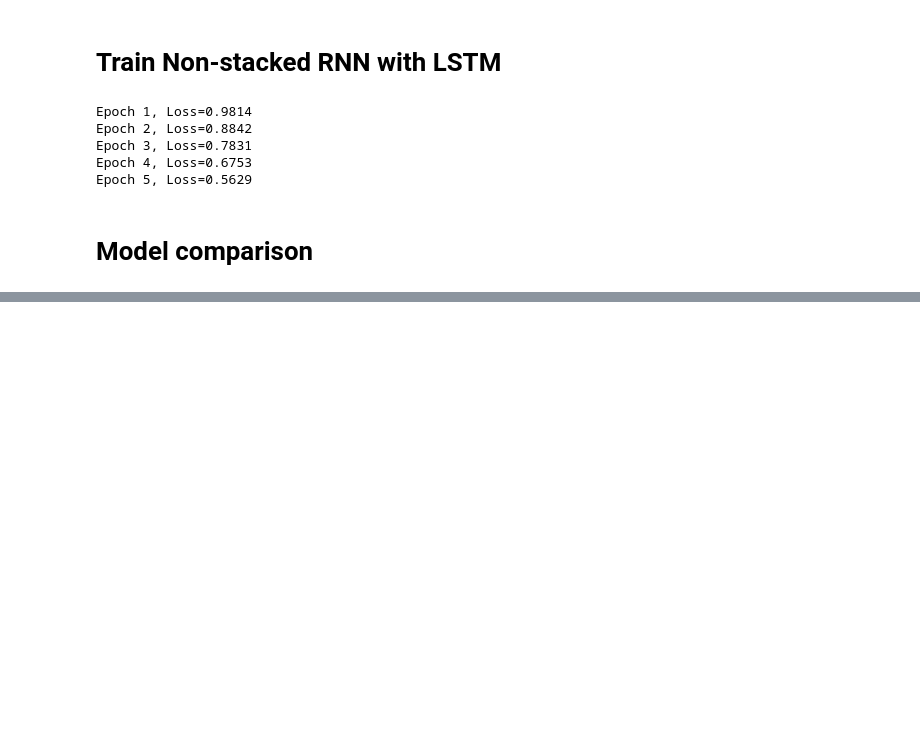
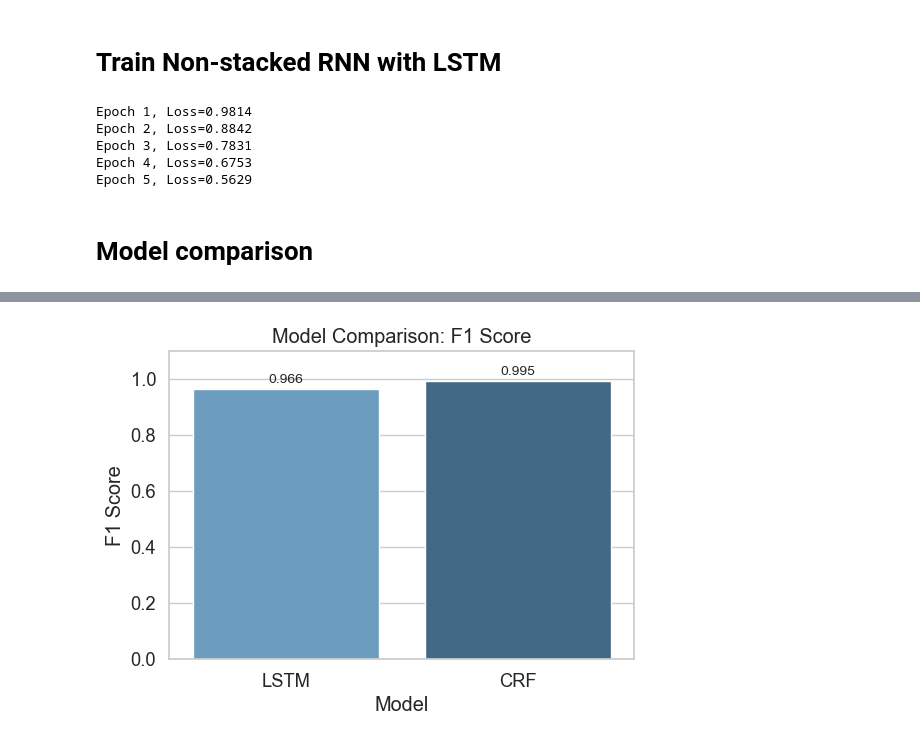
Before and after one commit to depipon/NaturalLanguageProcessing, a Jupyter notebook: 04 Non-stacked RNN with LSTM.ipynb, the cells around one changed output, grey strips where cells are left out. Cells and saved outputs as stored; diff of their text form; code cells hidden in the pictures; blank space fills up the shorter version.

```diff
--- a/04 Non-stacked RNN with LSTM.ipynb
+++ b/04 Non-stacked RNN with LSTM.ipynb
@@ -474,0 +413,94 @@ weighted avg       1.00      1.00      1.00     17306
+# %%
+def plot_confusion_matrix(y_true, y_pred, labels, model_name):
+    """
+    Plot confusion matrix as heatmap showing frequency of true vs predicted values.
+    """
+    cm = confusion_matrix(y_true, y_pred, labels=labels)
+    cm_df = pd.DataFrame(cm, index=labels, columns=labels)
+
+    plt.figure(figsize=(8,6))
+    sns.heatmap(cm_df, annot=True, fmt="d", cmap="Blues", cbar=True)
+    plt.title(f"{model_name} Confusion Matrix (Frequencies)")
+    plt.ylabel("True Labels")
+    plt.xlabel("Predicted Labels")
+    plt.show()
+
+def normalize_labels(labels):
+    """
+    Normalize labels to only: B-DATASET, I-DATASET, O
+    """
+    mapping = {
+        "B": "B-DATASET",
+        "I": "I-DATASET",
+        "B-dataset": "B-DATASET",
+        "I-dataset": "I-DATASET",
+        "O": "O"
+    }
+    return [mapping.get(lbl, lbl) for lbl in labels]
+
+def main():
+    # ==================== Test ====================
+    preds, trues = LSTMCitationNERFeatures.evaluate(lstm, test_loader, idx2tag, device)
+
+    valid_preds, valid_trues = [], []
+    for pred_seq, true_seq in zip(preds, trues):
+        valid_length = min(len(pred_seq), len(true_seq))
+        valid_preds.extend(pred_seq[:valid_length])
+        valid_trues.extend(true_seq[:valid_length])
+
+    # Normalize labels
+    valid_preds = normalize_labels(valid_preds)
+    valid_trues = normalize_labels(valid_trues)
+
+    lstm_f1 = f1_score(valid_trues, valid_preds, average="weighted")
+
+    y_pred = crf.predict(X_test)
+    flat_trues = [label for seq in y_test for label in seq]
+    flat_preds = [pred for seq in y_pred for pred in seq]
+    crf_f1 = f1_score(flat_trues, flat_preds, average="weighted")
+
+    results = pd.DataFrame({
+        "Model": ["LSTM", "CRF"],
+        "F1 Score": [lstm_f1, crf_f1],
+        "Training Time (s)": [lstm_time, crf_time]
+    })
+    print("\n=== Comparison ===")
+    print(results)
+
+    results = pd.DataFrame({
+        "Model": ["LSTM", "CRF"],
+        "F1 Score": [lstm_f1, crf_f1],
+        "Training Time (s)": [lstm_time, crf_time]
+    })
+
+    # ==================== Visualization ====================
+    sns.set(style="whitegrid", font_scale=1.2)
+
+    # Comparison plots
+    plt.figure(figsize=(6,4))
+    sns.barplot(x="Model", y="F1 Score", hue="Model", data=results,
+            palette="Blues_d", legend=False)
+    plt.title("Model Comparison: F1 Score")
+    plt.ylim(0, 1.1)
+    for i, v in enumerate(results["F1 Score"]):
+        plt.text(i, v + 0.02, f"{v:.3f}", ha='center', fontsize=10)
+    plt.show()
+
+    plt.figure(figsize=(6,4))
+    sns.barplot(x="Model", y="Training Time (s)", hue="Model", data=results,
+            palette="Greens_d", legend=False)
+    plt.title("Model Comparison: Training Time")
+    for i, v in enumerate(results["Training Time (s)"]):
+        plt.text(i, v + 0.02, f"{v:.2f}", ha='center', fontsize=10)
+    plt.show()
+
+    # ==================== Confusion Matrices ====================
+
+    label_list = ['B-DATASET', 'I-DATASET', 'O']
+    plot_confusion_matrix(valid_trues, valid_preds, label_list, "LSTM")
+    plot_confusion_matrix(flat_trues, flat_preds, label_list, "CRF")
+
+
+if __name__ == "__main__":
+    main()
+# %% [output]
@@ -474,0 +511 @@ weighted avg       1.00      1.00      1.00     17306
+[figure, added]
```
Also changed, not shown: parts of 3 cells of this notebook.
